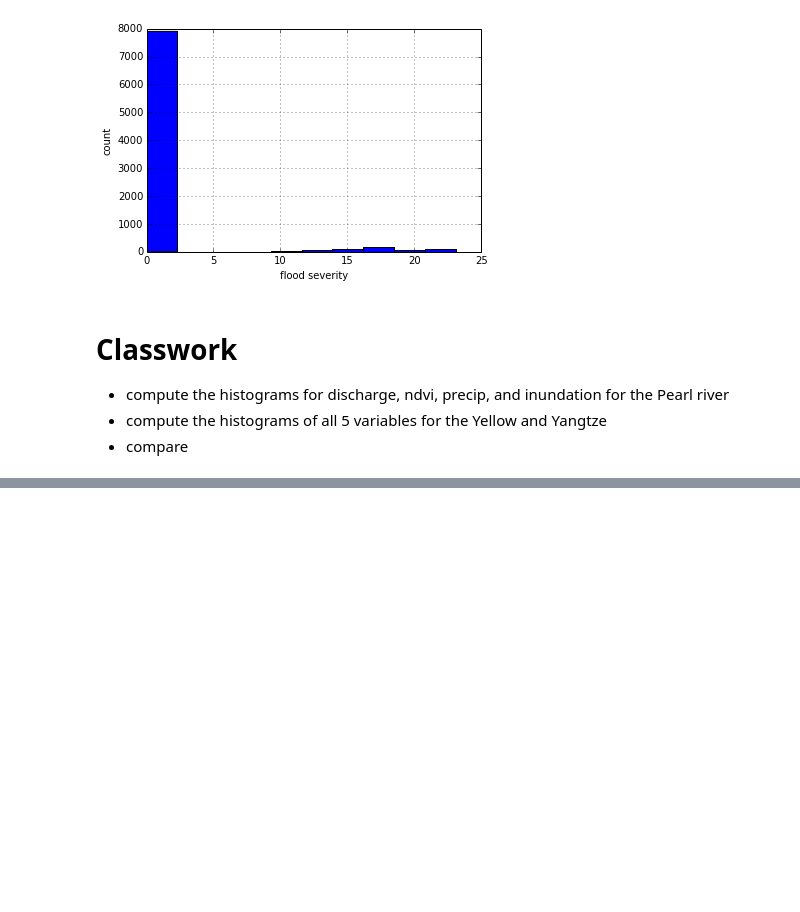
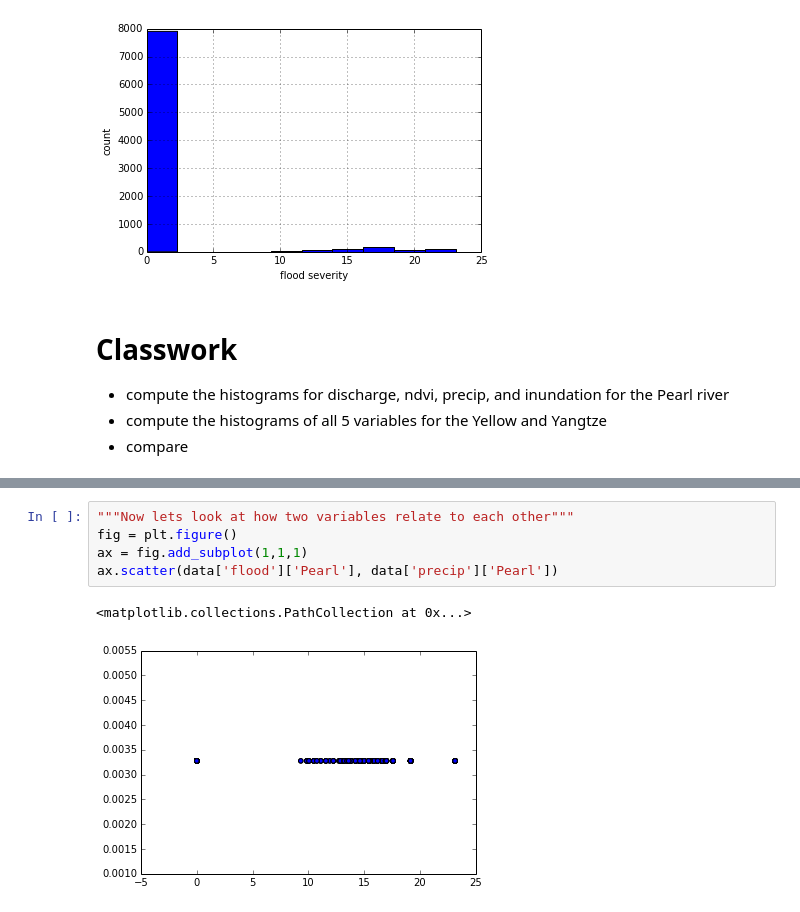
Before and after one commit to story645/EAS213, a Jupyter notebook: notebooks/class2.ipynb, the cells around one changed output, grey strips where cells are left out. Cells and saved outputs as stored; diff of their text form; blank space fills up the shorter version.

```diff
--- a/notebooks/class2.ipynb
+++ b/notebooks/class2.ipynb
@@ -79,0 +117,8 @@ Classwork
+# %%
+"""Now lets look at how two variables relate to each other"""
+fig = plt.figure()
+ax = fig.add_subplot(1,1,1)
+ax.scatter(data['flood']['Pearl'], data['precip']['Pearl'])
+# %% [output]
+<matplotlib.collections.PathCollection at 0x...>
+[figure, added]
```
Also changed, not shown: parts of 8 cells of this notebook.
